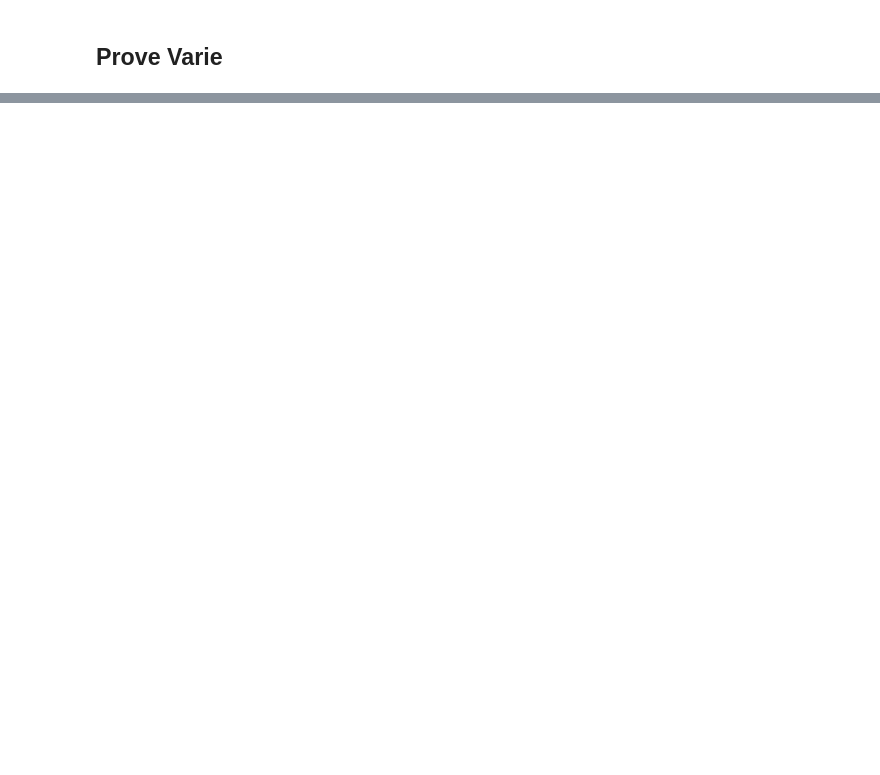
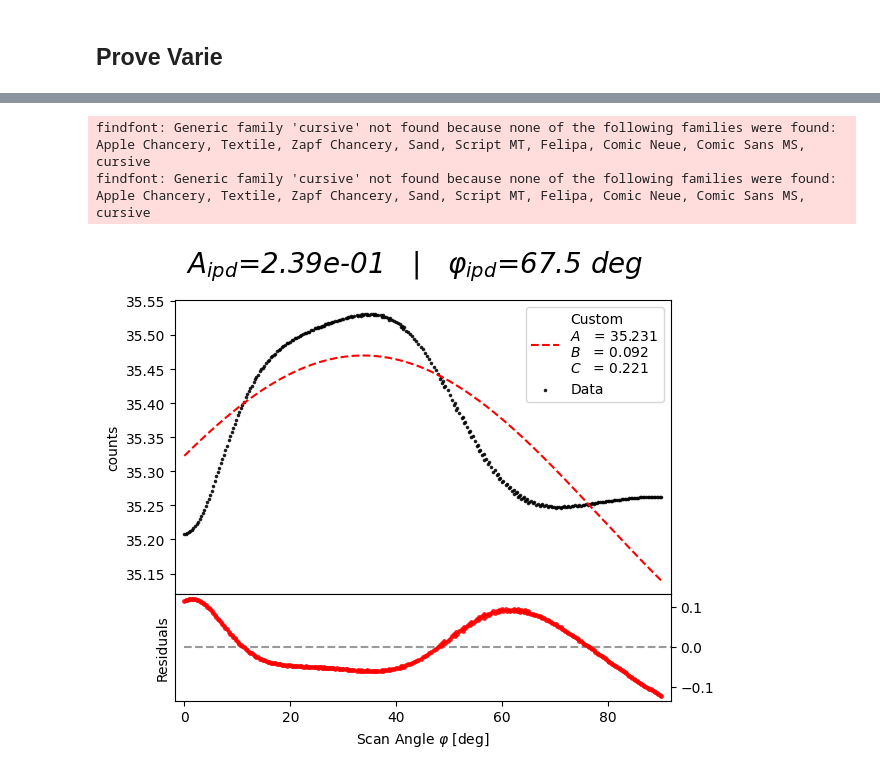
Before and after one commit to pietroferraiuolo/BINCAT, a Jupyter notebook: scripts/05-bulk-analysis.ipynb, the cells around one changed output, grey strips where cells are left out. Saved outputs shown, nothing was run; the diff lists cells and outputs as text; code cells hidden in the pictures; blank space fills up the shorter version.

```diff
--- a/scripts/05-bulk-analysis.ipynb
+++ b/scripts/05-bulk-analysis.ipynb
@@ -429,2 +363,35 @@ fig.savefig(f"{home}/Desktop/badfit_multipeak.png", dpi=450)
 # %% [markdown]
 ## Prove Varie
+# %%
+cube = bs.load_psf(tn_or_fp=sd[(sd['D_mas'] == 200) & (sd['delta_m'] == 0.0)].iloc[0].TN)
+
+dof = np.size(cube[0].psf_2d) - 1  # degrees of freedom for reduced chi-squared
+
+chi2 = []
+phi = []
+for psfd in cube:
+    psf = psfd.psf_2d
+    exp = ipd.calibration.psf_2d
+
+    chi2.append(np.sum(((psf-exp)**2)/(exp))/dof)
+    phi.append(psfd.phi)
+
+chiphi = np.array(list(zip(chi2, phi)))
+chiphi = chiphi[np.argsort(chiphi[:, 1])]
+
+gof = (9*dof / 2)**0.5 * (- 1 + 2/(9*dof) + chiphi[:,0]**(1/3))
+
+y = np.log(chiphi[:,0])
+X = chiphi[:,1]
+
+fit = stats.fit_data_points(
+    data=y,
+    x_data=X,
+    method=bs.ipd_.harmonic_decomposition(order=1),
+)
+_, c2, s2, *__ = fit.coeffs
+
+gof_amp = np.sqrt(c2**2 + s2**2)
+gof_phase = np.arctan2(s2, c2) * u.rad.to(u.deg) % 180
+
+gp.plots.regressionPlot(fit, f_type='datapoint', title=rf"A = {gof_amp:.2e} --- $\varphi$ = {gof_phase:.2f}° phase")
@@ -430,0 +405,9 @@ fig.savefig(f"{home}/Desktop/badfit_multipeak.png", dpi=450)
+# %%
+ipd = bs.ipd_.IPD(cube=cube, fitted_parameters=1)
+ipd.harmonic_fit()
+
+ipd.show_harmonic_fit()
+# %% [output]
+findfont: Generic family 'cursive' not found because none of the following families were found: Apple Chancery, Textile, Zapf Chancery, Sand, Script MT, Felipa, Comic Neue, Comic Sans MS, cursive
+findfont: Generic family 'cursive' not found because none of the following families were found: Apple Chancery, Textile, Zapf Chancery, Sand, Script MT, Felipa, Comic Neue, Comic Sans MS, cursive
+[figure, added]
```
Also changed, not shown: parts of 6 cells of this notebook, 2 other files.
